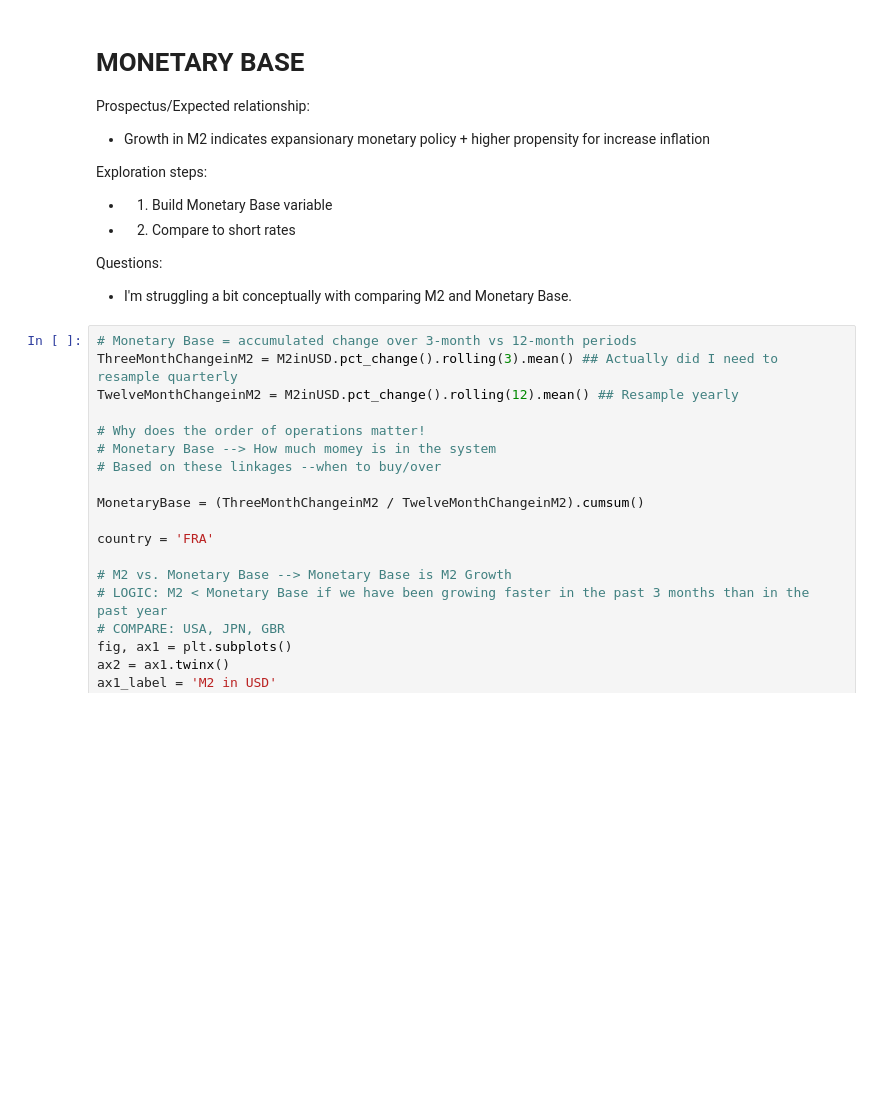
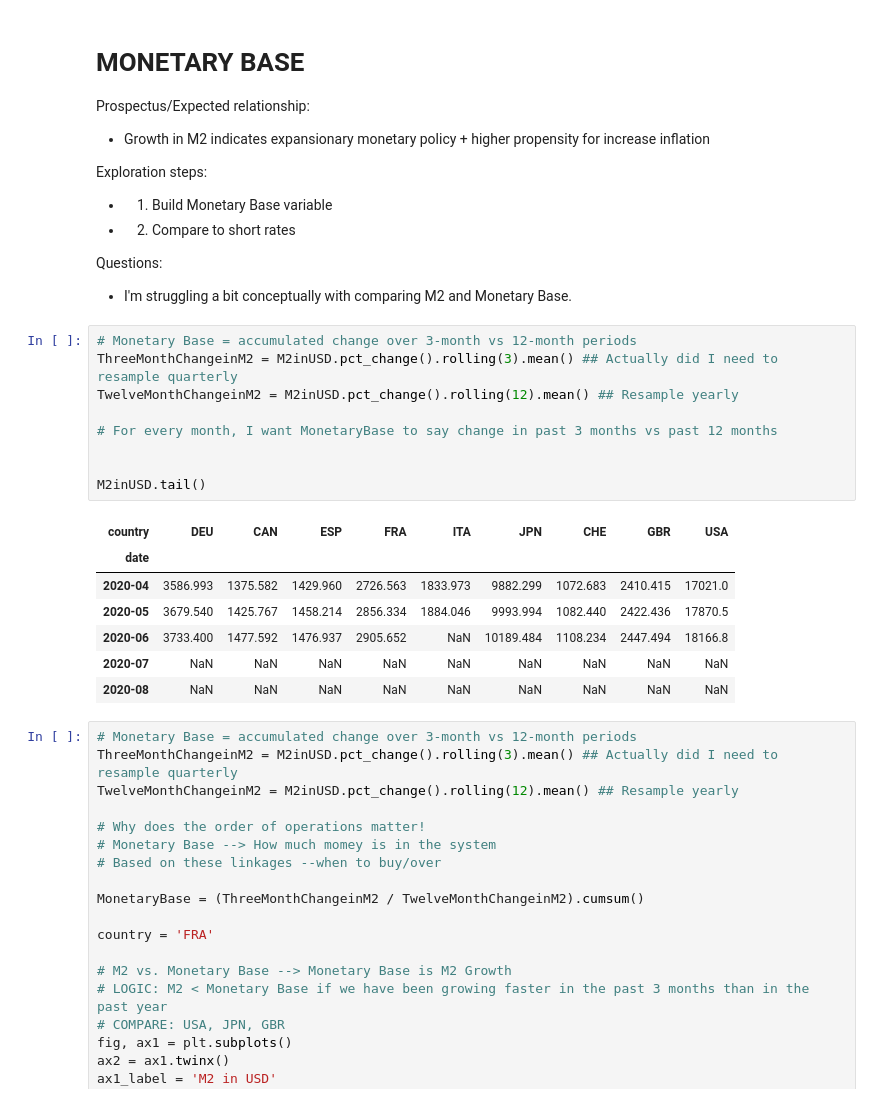
Before and after one commit to Mike-Huntress/Internship2020, a Jupyter notebook: Project_Workbook.ipynb, the cells around one changed output. Saved outputs shown, nothing was run; the diff lists cells and outputs as text; blank space fills up the shorter version.

```diff
--- a/Project_Workbook.ipynb
+++ b/Project_Workbook.ipynb
@@ -203,6 +203,23 @@ Exploration steps:
 
 Questions:
 * I'm struggling a bit conceptually with comparing M2 and Monetary Base.
+# %%
+# Monetary Base = accumulated change over 3-month vs 12-month periods
+ThreeMonthChangeinM2 = M2inUSD.pct_change().rolling(3).mean() ## Actually did I need to resample quarterly
+TwelveMonthChangeinM2 = M2inUSD.pct_change().rolling(12).mean() ## Resample yearly
+
+# For every month, I want MonetaryBase to say change in past 3 months vs past 12 months
+
+
+M2inUSD.tail()
+# %% [output]
+| country | DEU | CAN | ESP | FRA | ITA | JPN | CHE | GBR | USA |
+| date |  |  |  |  |  |  |  |  |  |
+| 2020-04 | 3586.993 | 1375.582 | 1429.960 | 2726.563 | 1833.973 | 9882.299 | 1072.683 | 2410.415 | 17021.0 |
+| 2020-05 | 3679.540 | 1425.767 | 1458.214 | 2856.334 | 1884.046 | 9993.994 | 1082.440 | 2422.436 | 17870.5 |
+| 2020-06 | 3733.400 | 1477.592 | 1476.937 | 2905.652 | NaN | 10189.484 | 1108.234 | 2447.494 | 18166.8 |
+| 2020-07 | NaN | NaN | NaN | NaN | NaN | NaN | NaN | NaN | NaN |
+| 2020-08 | NaN | NaN | NaN | NaN | NaN | NaN | NaN | NaN | NaN |
 # %%
 # Monetary Base = accumulated change over 3-month vs 12-month periods
 ThreeMonthChangeinM2 = M2inUSD.pct_change().rolling(3).mean() ## Actually did I need to resample quarterly
```
Also changed, not shown: parts of 5 cells of this notebook.
